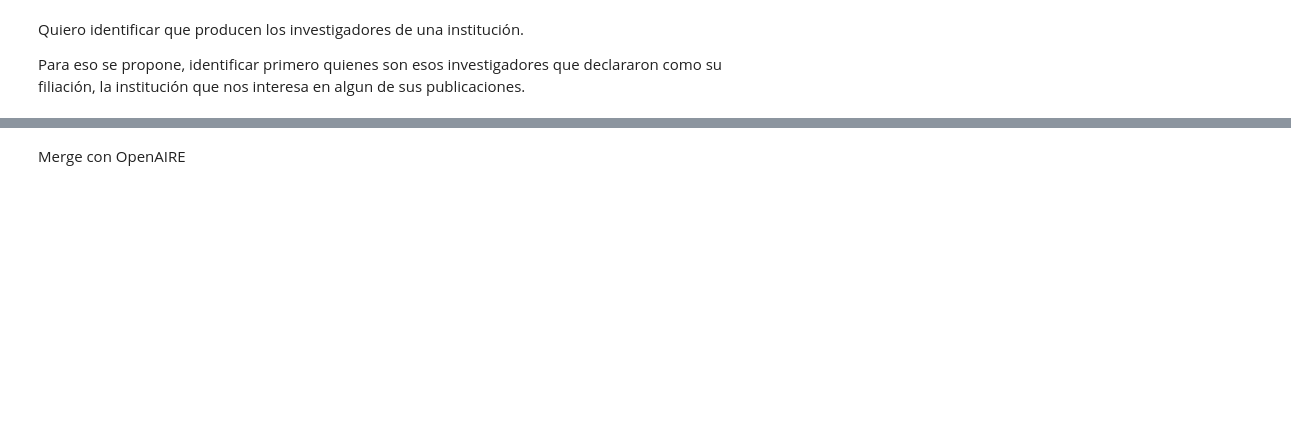
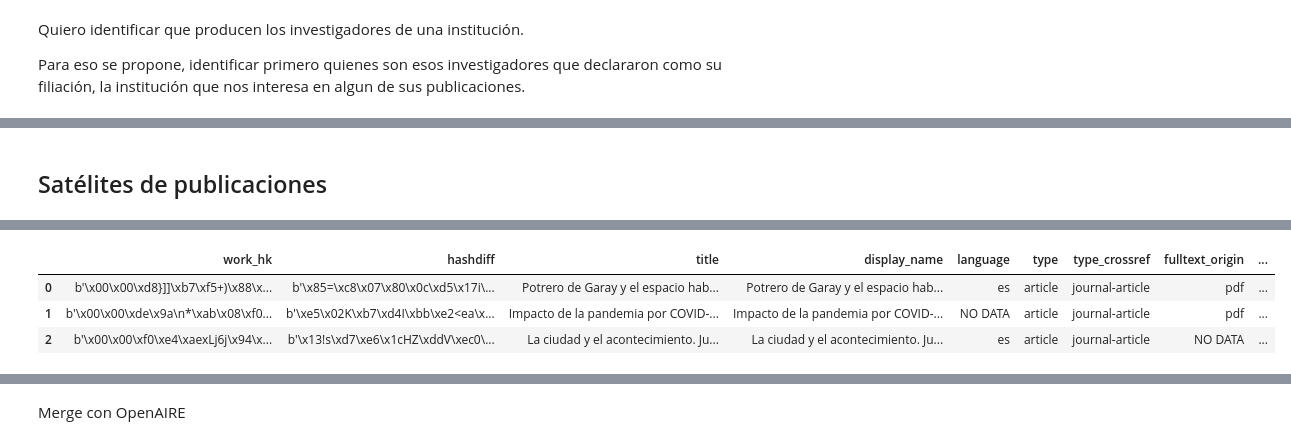
Before and after one commit to PabloDeAlbu/kedro-scholar, a Jupyter notebook: notebooks/profiling.ipynb, the cells around one changed output, grey strips where cells are left out. Drawn from its saved outputs; the diff is of its cells as text; code cells hidden in the pictures; blank space fills up the shorter version.

```diff
--- a/notebooks/profiling.ipynb
+++ b/notebooks/profiling.ipynb
@@ -6,0 +32,5 @@ Para eso se propone, identificar primero quienes son esos investigadores que dec
+# %% [markdown]
+## Satélites de publicaciones
+# %%
+sat_openalex_work.head(3)
+# %% [output]
@@ -6,0 +38,4 @@ Para eso se propone, identificar primero quienes son esos investigadores que dec
+|  | work_hk | hashdiff | title | display_name | language | type | type_crossref | fulltext_origin | ... |
+| 0 | b'\x00\x00\xd8}]]\xb7\xf5+)\x88\x... | b'\x85=\xc8\x07\x80\x0c\xd5\x17i\... | Potrero de Garay y el espacio hab... | Potrero de Garay y el espacio hab... | es | article | journal-article | pdf | ... |
+| 1 | b'\x00\x00\xde\x9a\n*\xab\x08\xf0... | b'\xe5\x02K\xb7\xd4I\xbb\xe2<ea\x... | Impacto de la pandemia por COVID-... | Impacto de la pandemia por COVID-... | NO DATA | article | journal-article | pdf | ... |
+| 2 | b'\x00\x00\xf0\xe4\xaexLj6j\x94\x... | b'\x13!s\xd7\xe6\x1cHZ\xddV\xec0\... | La ciudad y el acontecimiento. Ju... | La ciudad y el acontecimiento. Ju... | es | article | journal-article | NO DATA | ... |
```
Also changed, not shown: parts of 13 cells of this notebook, 3 other files.
